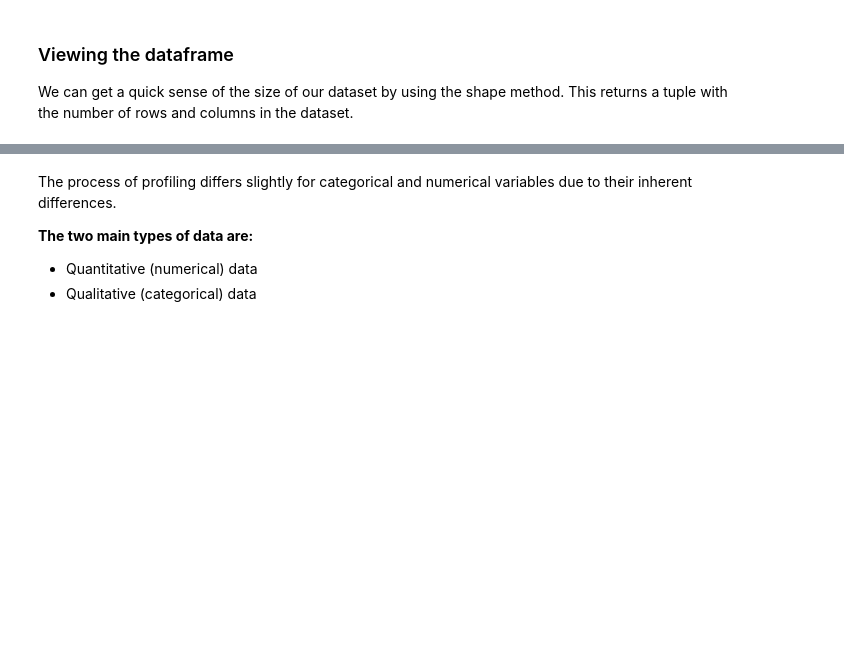
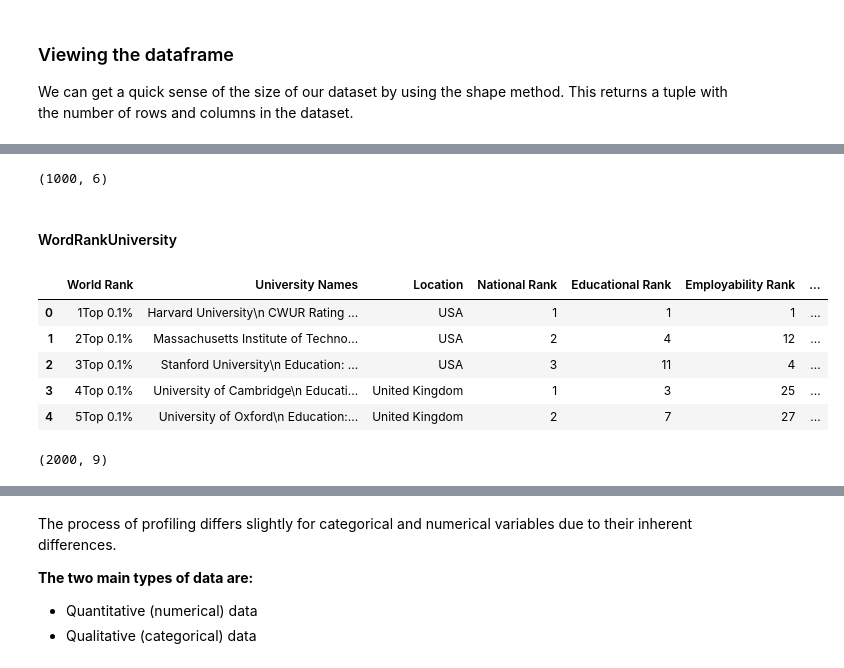
Before and after one commit to ahmadalharbi21/World-University-Ranks, a Jupyter notebook: EDA explain template.ipynb, the cells around one changed output, grey strips where cells are left out. Drawn from its saved outputs; the diff is of its cells as text; code cells hidden in the pictures; blank space fills up the shorter version.

```diff
--- a/EDA explain template.ipynb
+++ b/EDA explain template.ipynb
@@ -114,0 +66,19 @@ Data profiling is a comprehensive process of examining the data available in an
+# %%
+shanghaiRanking.shape
+# %% [output]
+(1000, 6)
+# %% [markdown]
+#### WordRankUniversity
+# %%
+WordRankUniversity.head()
+# %% [output]
+|  | World Rank | University Names | Location | National Rank | Educational Rank | Employability Rank | ... |
+| 0 | 1Top 0.1% | Harvard University\n CWUR Rating ... | USA | 1 | 1 | 1 | ... |
+| 1 | 2Top 0.1% | Massachusetts Institute of Techno... | USA | 2 | 4 | 12 | ... |
+| 2 | 3Top 0.1% | Stanford University\n Education: ... | USA | 3 | 11 | 4 | ... |
+| 3 | 4Top 0.1% | University of Cambridge\n Educati... | United Kingdom | 1 | 3 | 25 | ... |
+| 4 | 5Top 0.1% | University of Oxford\n Education:... | United Kingdom | 2 | 7 | 27 | ... |
+# %%
+WordRankUniversity.shape
+# %% [output]
+(2000, 9)
```
Also changed, not shown: parts of 50 cells of this notebook.
